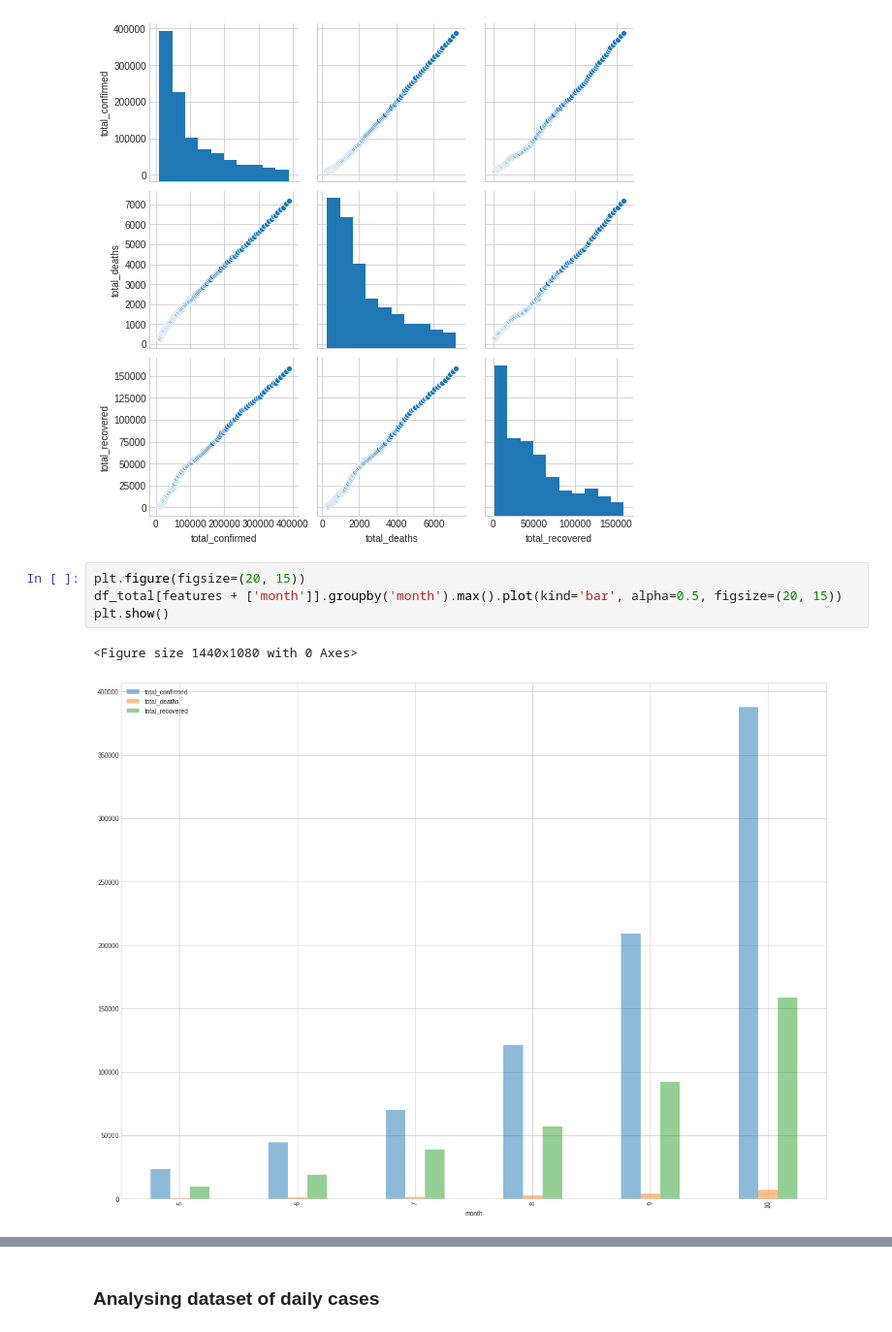
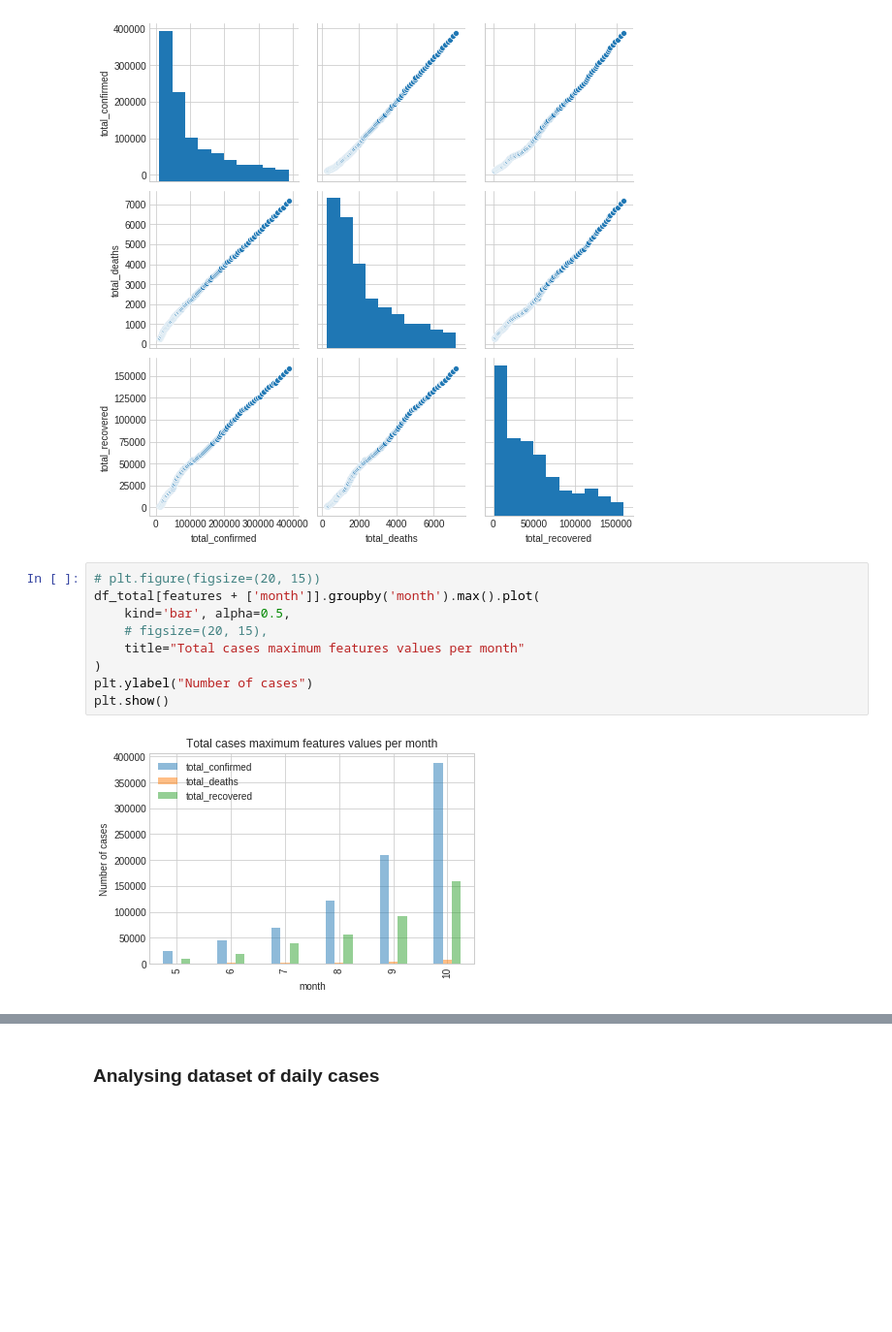
Before and after one commit to EugeneSel/AppliedModeling, a Jupyter notebook: covid_simulator.ipynb, the cells around one changed output, grey strips where cells are left out. Shown at 97% size. Cells and saved outputs as stored; diff of their text form; blank space fills up the shorter version.

```diff
--- a/covid_simulator.ipynb
+++ b/covid_simulator.ipynb
@@ -68,10 +68,14 @@ plt.show()
 <Figure size 1440x1080 with 0 Axes>
 [figure]
 # %%
-plt.figure(figsize=(20, 15))
-df_total[features + ['month']].groupby('month').max().plot(kind='bar', alpha=0.5, figsize=(20, 15))
+# plt.figure(figsize=(20, 15))
+df_total[features + ['month']].groupby('month').max().plot(
+    kind='bar', alpha=0.5,
+    # figsize=(20, 15),
+    title="Total cases maximum features values per month"
+)
+plt.ylabel("Number of cases")
 plt.show()
 # %% [output]
-<Figure size 1440x1080 with 0 Axes>
-[figure, old version]
+[figure, new version]
 # %%
```
Also changed, not shown: parts of 11 cells of this notebook, 2 other files.
